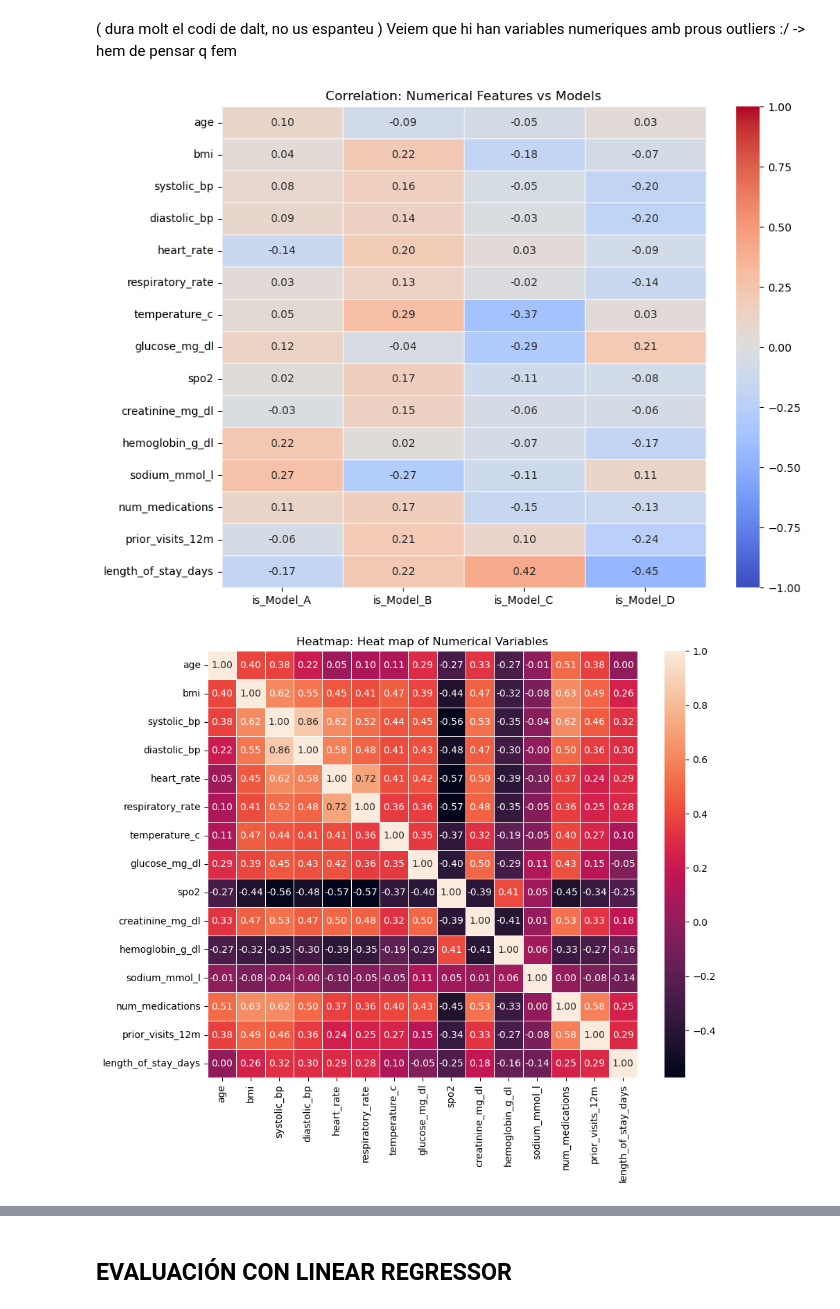
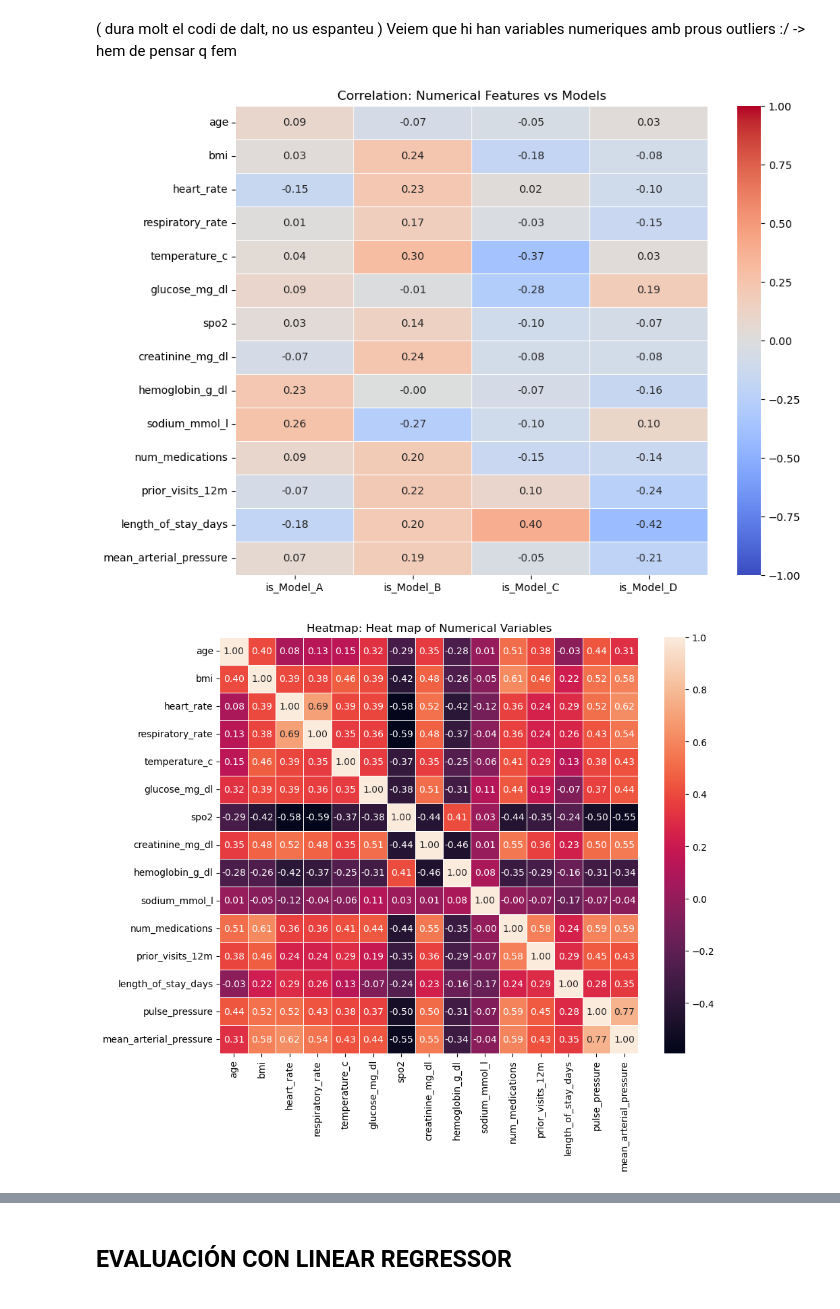
Before and after one commit to azucena-g/kaggle_competition, a Jupyter notebook: try_1.ipynb, the cells around one changed output, grey strips where cells are left out. Saved outputs shown, nothing was run; the diff lists cells and outputs as text; code cells hidden in the pictures.

Commit message:
new variable: mean_arterial_pressure

```diff
--- a/try_1.ipynb
+++ b/try_1.ipynb
@@ -242,8 +242,8 @@ prior_visits_12m        0
 dtype: int64
 # %%
 def remove_outliers(df, column):
-    Q1 = df[column].quantile(0.1)
-    Q3 = df[column].quantile(0.9)
+    Q1 = df[column].quantile(0.05)
+    Q3 = df[column].quantile(0.95)
     IQR = Q3 - Q1
     lower_bound = Q1 - 1.5 * IQR
     upper_bound = Q3 + 1.5 * IQR
@@ -288,11 +288,30 @@ plt.show()
 # %% [markdown]
 ( dura molt el codi de dalt, no us espanteu )
 Veiem que hi han variables numeriques amb prous outliers :/ ->  hem de pensar q fem
+# %%
+train_bp = train.copy()
+
+train_bp["mean_arterial_pressure"] = (
+    train_bp["systolic_bp"] + 2 * train_bp["diastolic_bp"]
+) / 3
+
+train_bp.drop(
+    columns=["systolic_bp", "diastolic_bp"],
+    inplace=True
+)
+
+num_features = [
+     'age', 'bmi', 'heart_rate',
+    'respiratory_rate', 'temperature_c', 'glucose_mg_dl', 'spo2',
+    'creatinine_mg_dl', 'hemoglobin_g_dl', 'sodium_mmol_l',
+    'num_medications', 'prior_visits_12m', 'length_of_stay_days',
+     'mean_arterial_pressure'
+]
 # %%
 y_encoded = pd.get_dummies(train["label"], prefix="is")
 
 correlation_matrix = pd.concat(
-    [train[num_features], y_encoded],
+    [train_bp[num_features], y_encoded],
     axis=1
 ).corr()
 
@@ -316,19 +335,19 @@ sns.heatmap(
 plt.title("Correlation: Numerical Features vs Models")
 plt.show()
 # %% [output]
-[figure, old version]
+[figure, new version]
 # %%
 
 plt.figure(figsize=(10, 8))
-correlation_matrix = train[num_features].corr()
+correlation_matrix = train_bp[num_features].corr()
 sns.heatmap(
     correlation_matrix,
     annot=True,
     #cmap="Greens",
     fmt=".2f",
     linewidths=0.4
 )
 plt.title("Heatmap: Heat map of Numerical Variables")
 plt.show()
 # %% [output]
-[figure, old version]
+[figure, new version]
```
Also changed, not shown: parts of 8 cells of this notebook, 1 other file.
